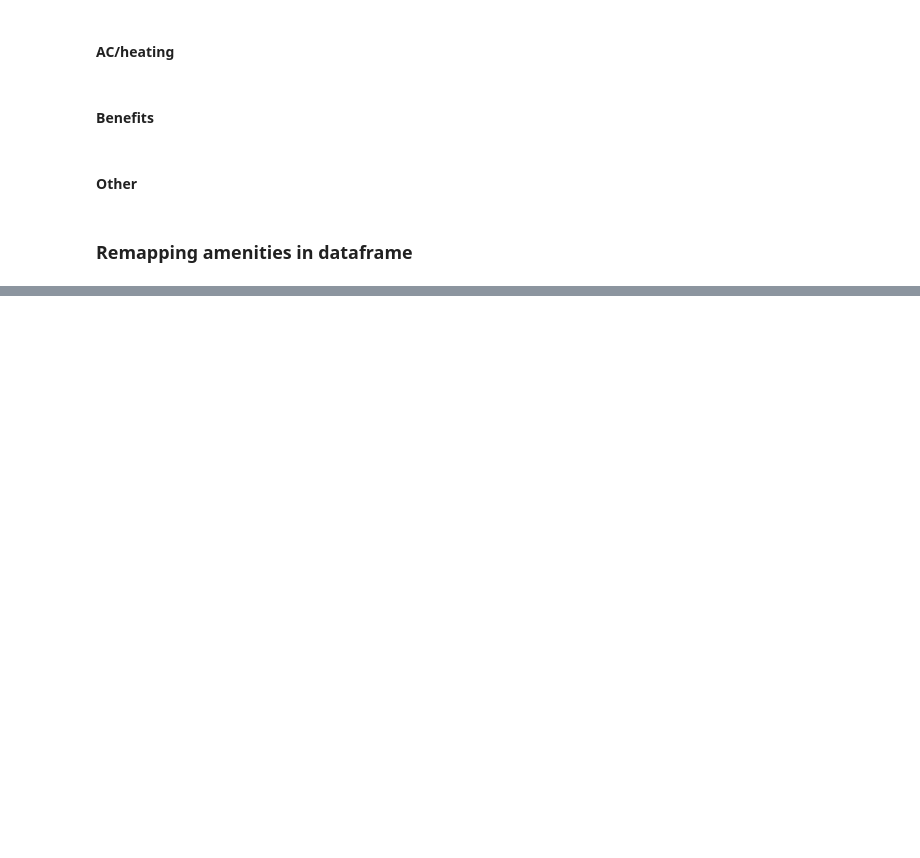
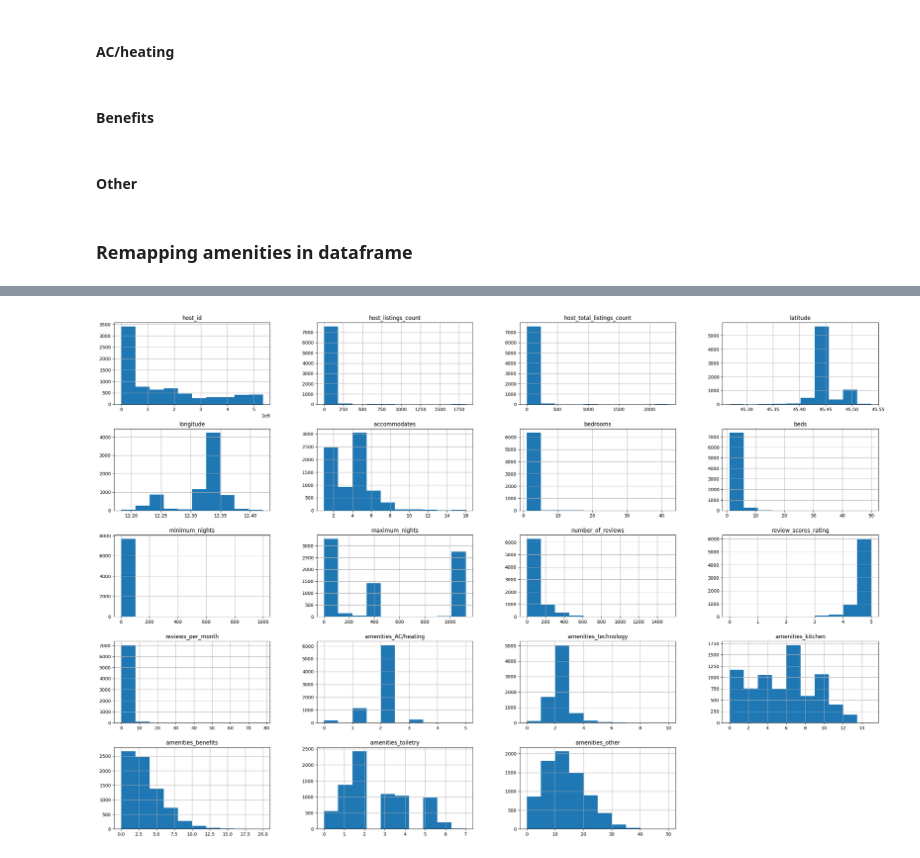
Before and after one commit to FiliTol/price-forecast, a Jupyter notebook: main.ipynb, the cells around one changed output, grey strips where cells are left out. Drawn from its saved outputs; the diff is of its cells as text; code cells hidden in the pictures; blank space fills up the shorter version.

```diff
--- a/main.ipynb
+++ b/main.ipynb
@@ -105,6 +105,10 @@ df_sep.drop([
     "number_of_reviews_ltm",
     "number_of_reviews_l30d",
     "instant_bookable",
+    "calculated_host_listings_count",
+    "calculated_host_listings_count_entire_homes",
+    "calculated_host_listings_count_private_rooms",
+    "calculated_host_listings_count_shared_rooms",
 ],
 axis=1,
 inplace=True)
@@ -152,4 +158,2 @@ df_sep.shape
 # %% [markdown]
 ## Handling amenities
-# %%
-df_sep["amenities_number"] = df_sep["amenities"].apply(lambda x: len(x))
@@ -221,10 +204,3 @@ for am in list(amenities_counter.keys()):
-# %%
-pattern = r'\b(pet|dog|cat|animal)\b'
-regex = re.compile(pattern, re.IGNORECASE)
-
-for am in list(amenities_counter.keys()):
-    if regex.search(am):
-        amenities_remapping[am] = "pets"
 # %% [markdown]
 #### AC/heating
 # %%
@@ -276,7 +241,9 @@ df_sep.loc[27491536, "amenities"]
 # %%
 def return_amenity_counter(row):
-    amenities = ["AC/heating", "technology", "kitchen", "pets", "benefits", "toiletry", "other"]
+    amenities = ["AC/heating", "technology", "kitchen", "benefits", "toiletry", "other"]
     counts = {amenity: row["amenities"].count(amenity) for amenity in amenities}
     for amenity, count in counts.items():
-        row[amenity] = count
+        row[f'amenities_{amenity}'] = count
     return row
+
+df_sep = df_sep.apply(lambda x: return_amenity_counter(x), axis=1)
@@ -284,0 +269,9 @@ df_sep = df_sep.apply(lambda x: return_amenity_counter(x), axis=1)
+# %%
+see_histograms = df_sep.copy()
+
+pd.set_option('future.no_silent_downcasting', True)
+see_histograms.replace({'f': 0, 't': 1}, inplace=True)
+
+see_histograms.hist(figsize=(30,20));
+# %% [output]
+[figure, added]
```
Also changed, not shown: parts of 13 cells of this notebook.
